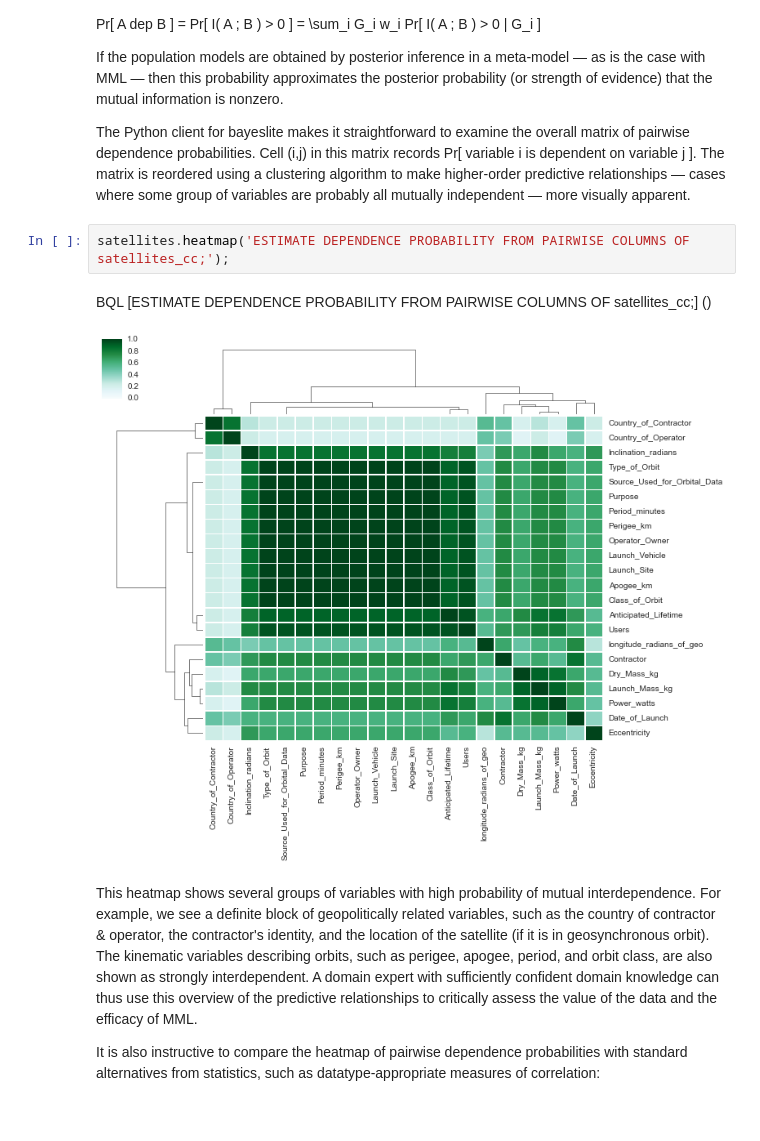
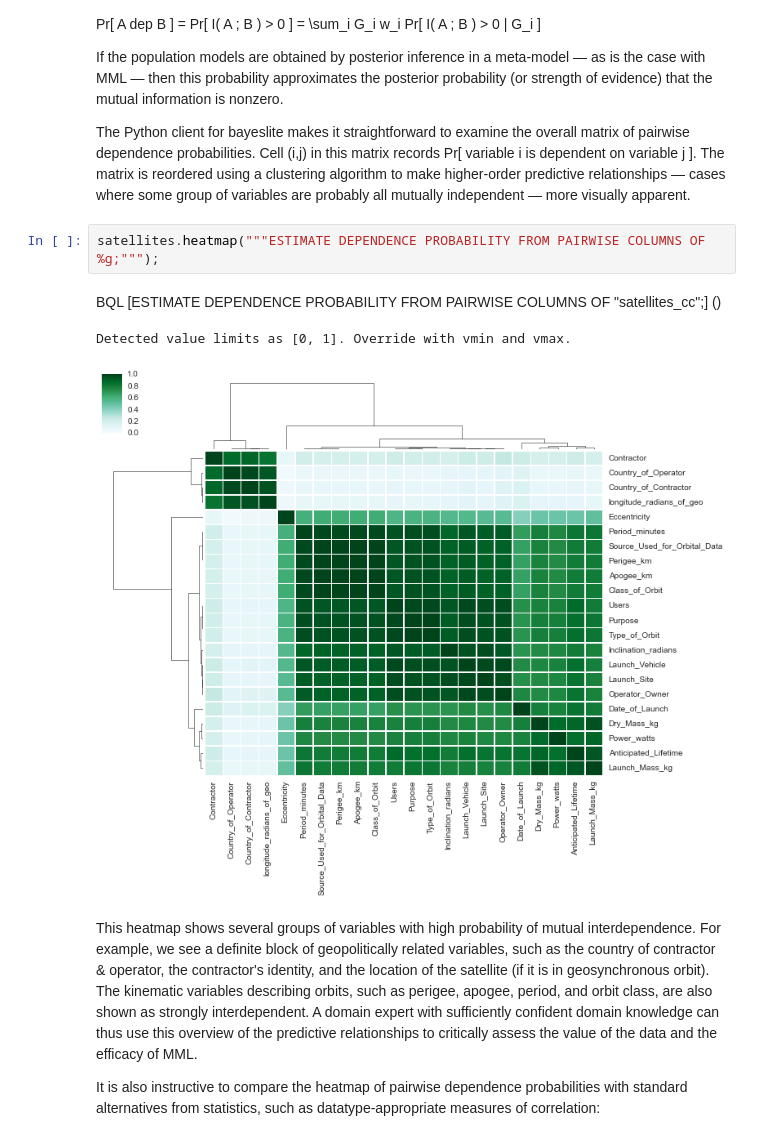
Before and after one commit to probcomp/bdbcontrib, a Jupyter notebook: examples/satellites/Satellites.ipynb, the cells around one changed output. Saved outputs shown, nothing was run; the diff lists cells and outputs as text.

```diff
--- a/examples/satellites/Satellites.ipynb
+++ b/examples/satellites/Satellites.ipynb
@@ -203,10 +211,11 @@ If the population models are obtained by posterior inference in a meta-model —
 
 The Python client for bayeslite makes it straightforward to examine the overall matrix of pairwise dependence probabilities. Cell (i,j) in this matrix records Pr[ variable i is dependent on variable j ]. The matrix is reordered using a clustering algorithm to make higher-order predictive relationships — cases where some group of variables are probably all mutually independent — more visually apparent.
 # %%
-satellites.heatmap('ESTIMATE DEPENDENCE PROBABILITY FROM PAIRWISE COLUMNS OF satellites_cc;');
+satellites.heatmap("""ESTIMATE DEPENDENCE PROBABILITY FROM PAIRWISE COLUMNS OF %g;""");
 # %% [output]
-BQL [ESTIMATE DEPENDENCE PROBABILITY FROM PAIRWISE COLUMNS OF satellites_cc;] ()
+BQL [ESTIMATE DEPENDENCE PROBABILITY FROM PAIRWISE COLUMNS OF "satellites_cc";] ()
+Detected value limits as [0, 1]. Override with vmin and vmax.
-[figure, old version]
+[figure, new version]
 # %% [markdown]
 This heatmap shows several groups of variables with high probability of mutual interdependence. For example, we see a definite block of geopolitically related variables, such as the country of contractor & operator, the contractor's identity, and the location of the satellite (if it is in geosynchronous orbit). The kinematic variables describing orbits, such as perigee, apogee, period, and orbit class, are also shown as strongly interdependent. A domain expert with sufficiently confident domain knowledge can thus use this overview of the predictive relationships to critically assess the value of the data and the efficacy of MML.
 
```
Also changed, not shown: parts of 17 cells of this notebook.
